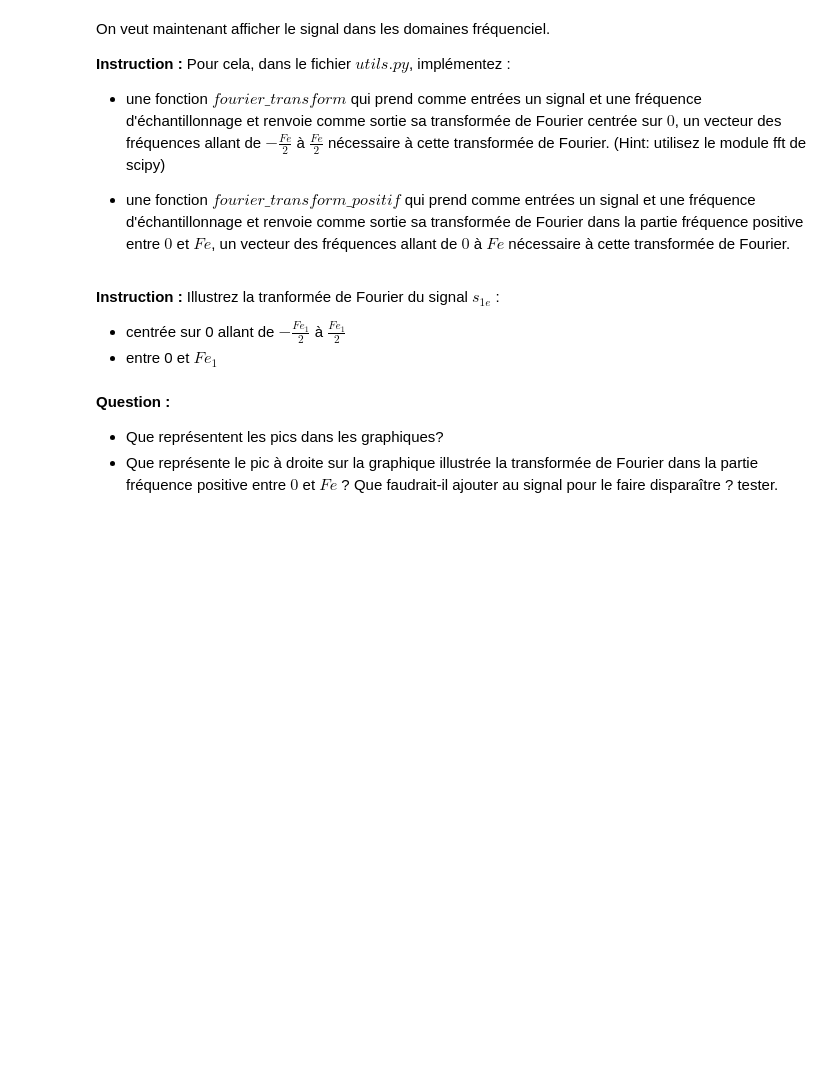
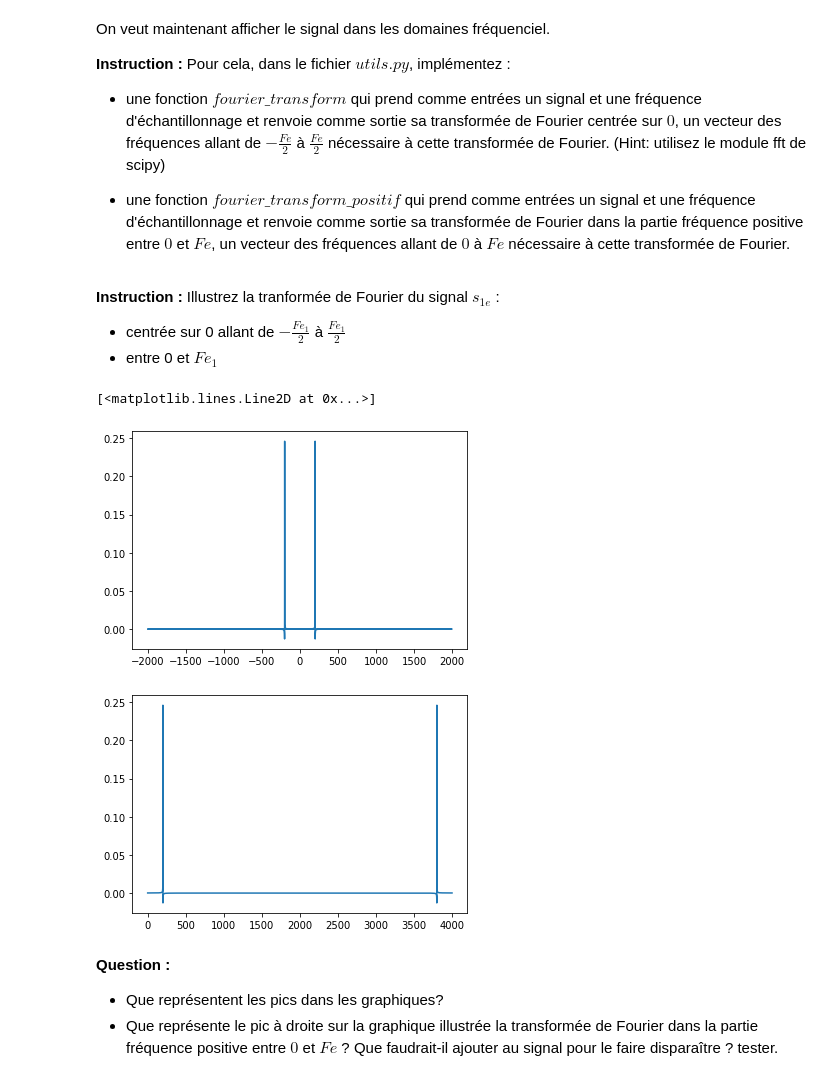
Before and after one commit to vercah/ENS-signal, a Jupyter notebook: tp/tp.ipynb, the cells around one changed output. Drawn from its saved outputs; the diff is of its cells as text; code cells hidden in the pictures; blank space fills up the shorter version.

```diff
--- a/tp/tp.ipynb
+++ b/tp/tp.ipynb
@@ -116,3 +131,14 @@ Illustrez la tranformée de Fourier du signal $s_{1e}$ :
+# %%
+#Coder ici
+xhat, freq = utils.fourier_transform(s1e, Fe1)
+plt.plot(freq, np.real(xhat))
+xhat, freq = utils.fourier_transform_positif(s1e, Fe1)
+plt.figure()
+plt.plot(freq, np.real(xhat))
+# %% [output]
+[<matplotlib.lines.Line2D at 0x...>]
+[figure, added]
+[figure, added]
 # %% [markdown]
 **Question :**
 - Que représentent les pics dans les graphiques?
```
Also changed, not shown: parts of 10 cells of this notebook, 1 other file.
